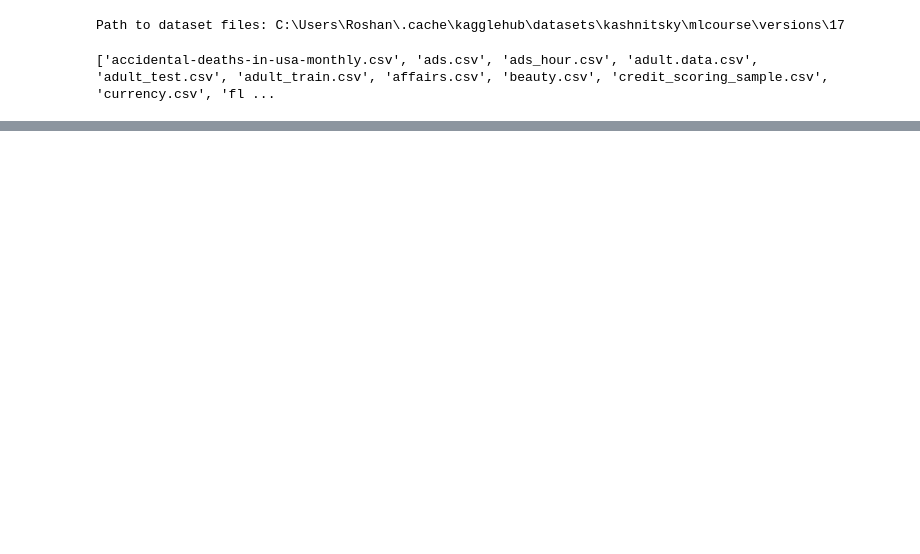
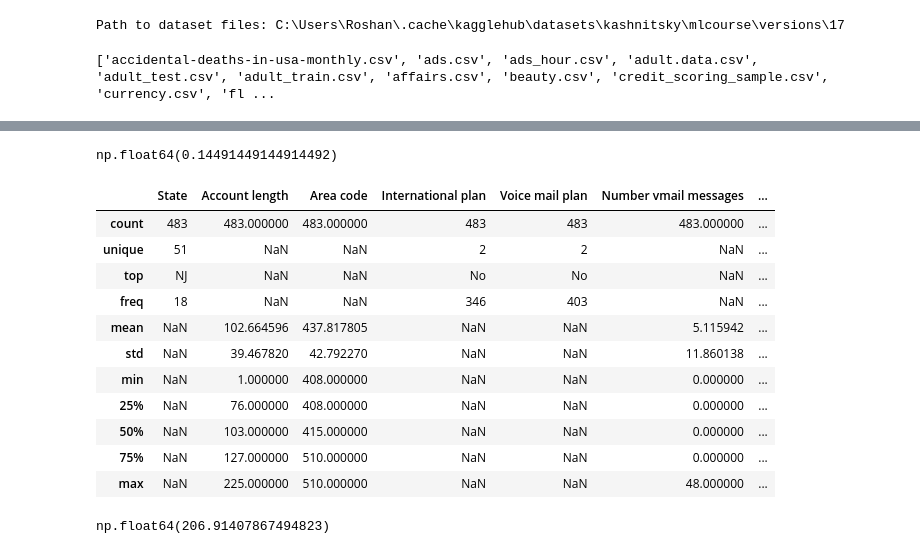
Before and after one commit to RoshanChowrasia22/EDA, a Jupyter notebook: telecom_churn_eda.ipynb, the cells around one changed output, grey strips where cells are left out. Saved outputs shown, nothing was run; the diff lists cells and outputs as text; code cells hidden in the pictures; blank space fills up the shorter version.

```diff
--- a/telecom_churn_eda.ipynb
+++ b/telecom_churn_eda.ipynb
@@ -15,0 +132,24 @@ print(folders)
+# %%
+# Churn rate
+dataframe['Churn'].mean()
+# %% [output]
+np.float64(0.14491449144914492)
+# %%
+dataframe[dataframe['Churn']==1].describe(include=["object","int64","float64"])
+# %% [output]
+|  | State | Account length | Area code | International plan | Voice mail plan | Number vmail messages | ... |
+| count | 483 | 483.000000 | 483.000000 | 483 | 483 | 483.000000 | ... |
+| unique | 51 | NaN | NaN | 2 | 2 | NaN | ... |
+| top | NJ | NaN | NaN | No | No | NaN | ... |
+| freq | 18 | NaN | NaN | 346 | 403 | NaN | ... |
+| mean | NaN | 102.664596 | 437.817805 | NaN | NaN | 5.115942 | ... |
+| std | NaN | 39.467820 | 42.792270 | NaN | NaN | 11.860138 | ... |
+| min | NaN | 1.000000 | 408.000000 | NaN | NaN | 0.000000 | ... |
+| 25% | NaN | 76.000000 | 408.000000 | NaN | NaN | 0.000000 | ... |
+| 50% | NaN | 103.000000 | 415.000000 | NaN | NaN | 0.000000 | ... |
+| 75% | NaN | 127.000000 | 510.000000 | NaN | NaN | 0.000000 | ... |
+| max | NaN | 225.000000 | 510.000000 | NaN | NaN | 48.000000 | ... |
+# %%
+dataframe[dataframe['Churn']==1]['Total day minutes'].mean()
+# %% [output]
+np.float64(206.91407867494823)
```
Also changed, not shown: parts of 33 cells of this notebook.
